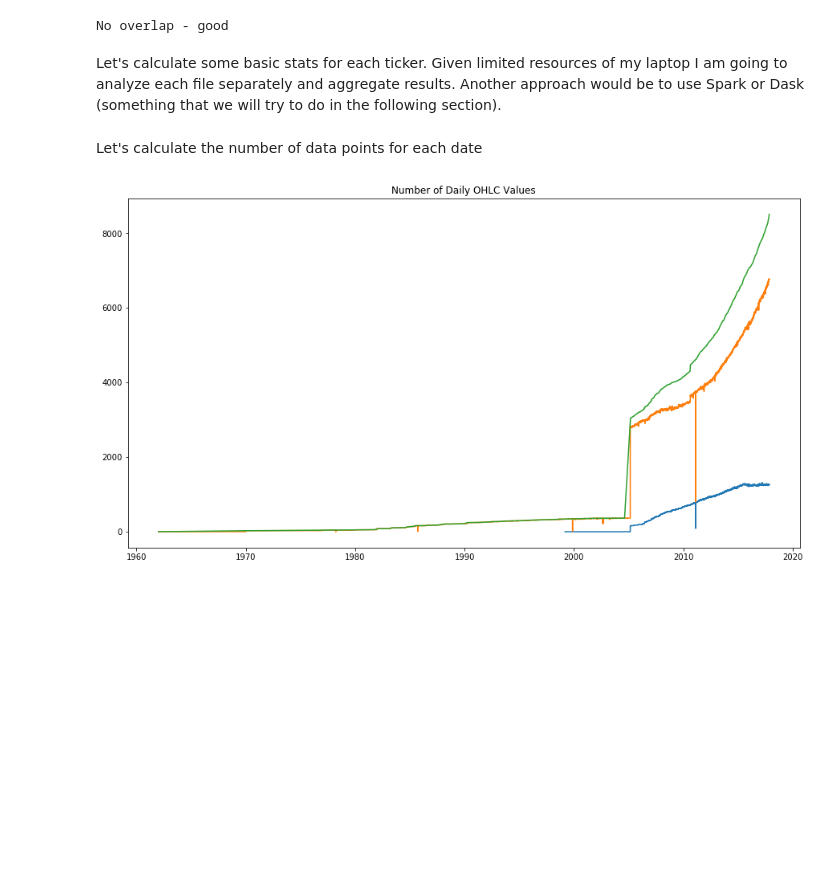
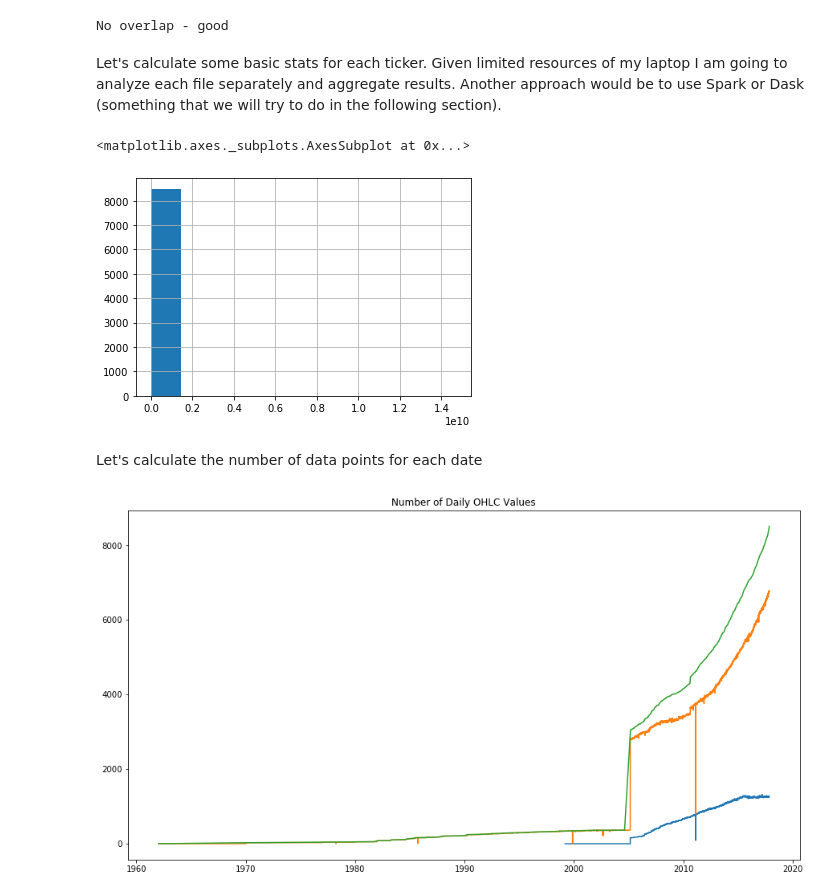
Before and after one commit to aramian-wasielak/trading-strategies, a Jupyter notebook: notebooks/Quick-EDA.ipynb, the cells around one changed output. Drawn from its saved outputs; the diff is of its cells as text; code cells hidden in the pictures; blank space fills up the shorter version.

```diff
--- a/notebooks/Quick-EDA.ipynb
+++ b/notebooks/Quick-EDA.ipynb
@@ -103,9 +108,18 @@ stats = []
 
 for ticker in tqdm(get_all_tickers()):
     data = get_csv_data(ticker)
-    stats.append({'ticker': ticker, 'min_date': data.index.min(), 'max_date': data.index.max()})
+    #TODO:
+    #print(ticker)
+    #print(np.median(data['price'][-10:] * data['volume'][-10:]))
+    stats.append({'ticker': ticker, 'min_date': data.index.min(), 'max_date': data.index.max(),
+                  'dollar_volume': np.median(data['price'][-10:] * data['volume'][-10:])})
 
 stats = pd.DataFrame(stats)
+# %%
+stats.dollar_volume.hist()
+# %% [output]
+<matplotlib.axes._subplots.AxesSubplot at 0x...>
+[figure, added]
 # %%
 cnt_min_date = stats.groupby(['min_date'])['ticker'].count().reset_index().rename({'ticker': 'count'})
 # %% [markdown]
```
Also changed, not shown: parts of 20 cells of this notebook, 1 other file.
